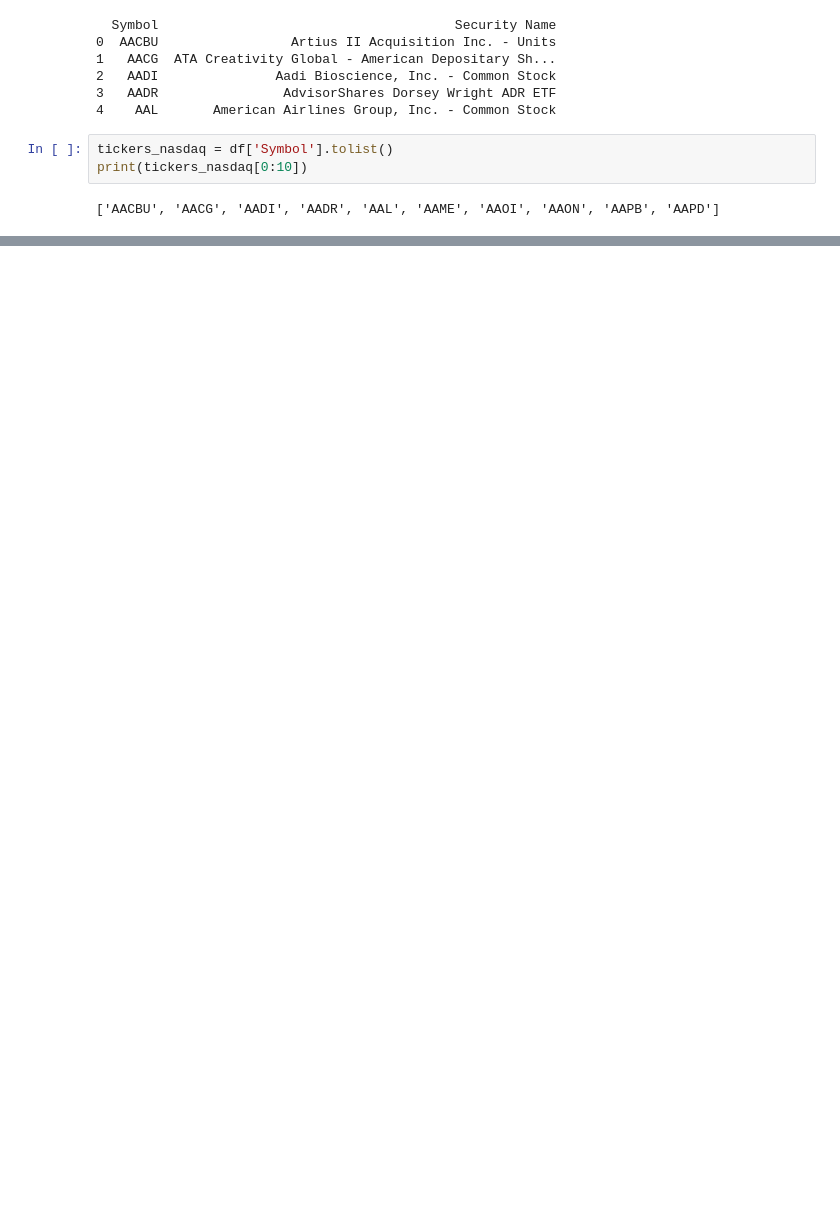
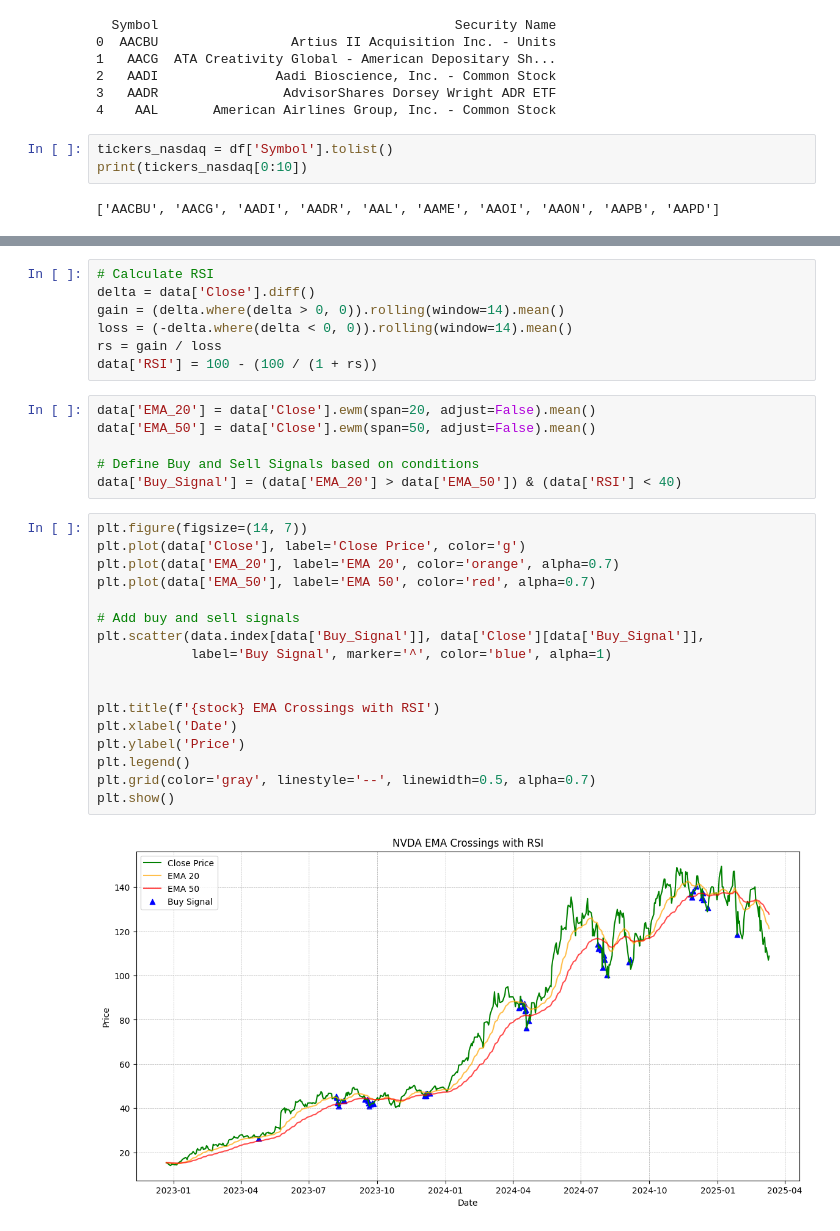
Before and after one commit to Sahilgulati2006/Stock-testing, a Jupyter notebook: Sentiment_and_anomaly_12.ipynb, the cells around one changed output, grey strips where cells are left out. Saved outputs shown, nothing was run; the diff lists cells and outputs as text; blank space fills up the shorter version.

Commit message:
added EMA and buy signals

```diff
--- a/Sentiment_and_anomaly_12.ipynb
+++ b/Sentiment_and_anomaly_12.ipynb
@@ -215,0 +237,32 @@ Do you want a basic fundamental report (Y/N): y
+# %%
+# Calculate RSI
+delta = data['Close'].diff()
+gain = (delta.where(delta > 0, 0)).rolling(window=14).mean()
+loss = (-delta.where(delta < 0, 0)).rolling(window=14).mean()
+rs = gain / loss
+data['RSI'] = 100 - (100 / (1 + rs))
+# %%
+data['EMA_20'] = data['Close'].ewm(span=20, adjust=False).mean()
+data['EMA_50'] = data['Close'].ewm(span=50, adjust=False).mean()
+
+# Define Buy and Sell Signals based on conditions
+data['Buy_Signal'] = (data['EMA_20'] > data['EMA_50']) & (data['RSI'] < 40)
+# %%
+plt.figure(figsize=(14, 7))
+plt.plot(data['Close'], label='Close Price', color='g')
+plt.plot(data['EMA_20'], label='EMA 20', color='orange', alpha=0.7)
+plt.plot(data['EMA_50'], label='EMA 50', color='red', alpha=0.7)
+
+# Add buy and sell signals
+plt.scatter(data.index[data['Buy_Signal']], data['Close'][data['Buy_Signal']],
+            label='Buy Signal', marker='^', color='blue', alpha=1)
+
+
+plt.title(f'{stock} EMA Crossings with RSI')
+plt.xlabel('Date')
+plt.ylabel('Price')
+plt.legend()
+plt.grid(color='gray', linestyle='--', linewidth=0.5, alpha=0.7)
+plt.show()
+# %% [output]
+[figure, added]
```
Also changed, not shown: parts of 7 cells of this notebook.
